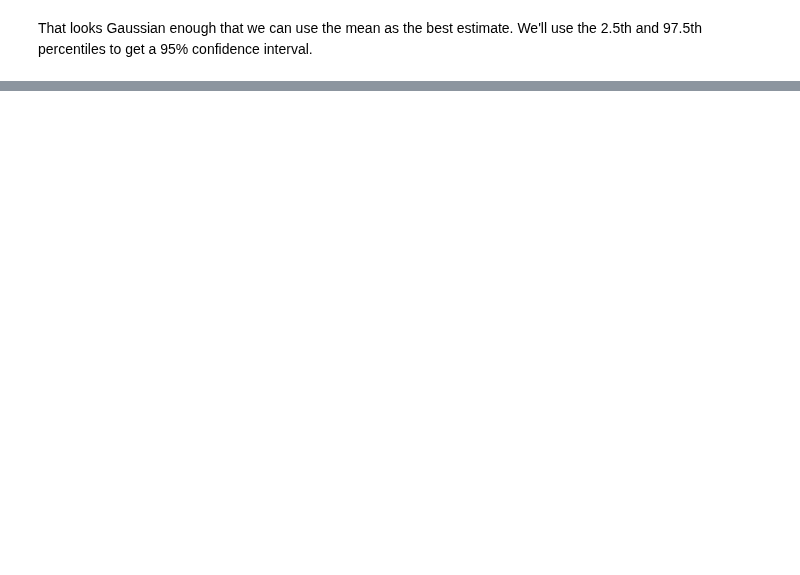
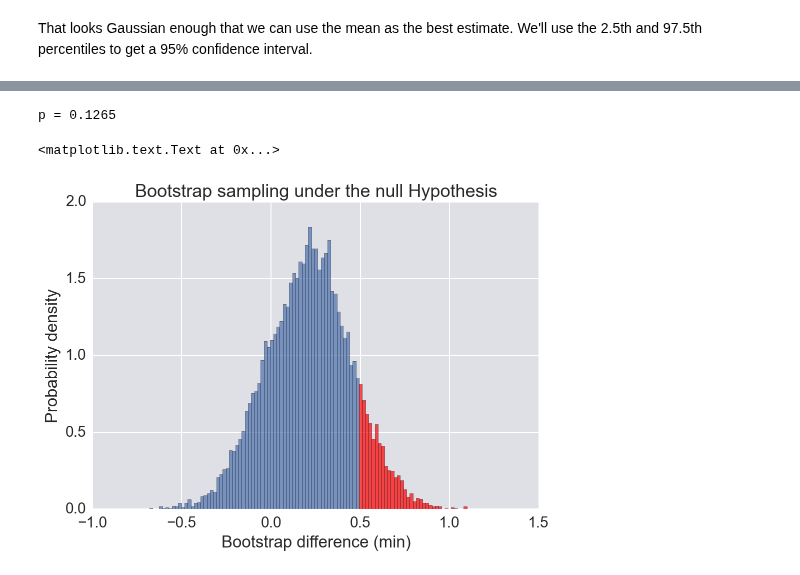
Before and after one commit to yangkky/BeBi-HW, a Jupyter notebook: hw5/group7_hw5_prob1.ipynb, the cells around one changed output, grey strips where cells are left out. Saved outputs shown, nothing was run; the diff lists cells and outputs as text; code cells hidden in the pictures; blank space fills up the shorter version.

```diff
--- a/hw5/group7_hw5_prob1.ipynb
+++ b/hw5/group7_hw5_prob1.ipynb
@@ -104,0 +112,23 @@ The 95% confidence interval for delta is (0.0881,0.9088) minutes.
+# %%
+combined = pd.concat([wt, mut])
+
+diffs = bootstrap_estimate (combined, n_wt, np.mean, replicates=10000) \
+- bootstrap_estimate(mut, n_mut, np.mean, replicates=10000)
+# %%
+actual_diff = x_bar_w - x_bar_m
+p_value = sum(d >= actual_diff for d in diffs)/len(diffs)
+print ('p = %.4f' %p_value)
+# %% [output]
+p = 0.1265
+# %%
+n, bins, patches = plt.hist(diffs, bins=100, normed=True, alpha=0.7)
+for b, p in zip (bins, patches):
+    if b < actual_diff:
+        continue
+    plt.setp(p, 'facecolor', 'red', alpha=0.7)
+plt.xlabel ('Bootstrap difference (min)')
+plt.ylabel ('Probability density')
+plt.title ('Bootstrap sampling under the null Hypothesis')
+# %% [output]
+<matplotlib.text.Text at 0x...>
+[figure, added]
```
Also changed, not shown: parts of 5 cells of this notebook.
